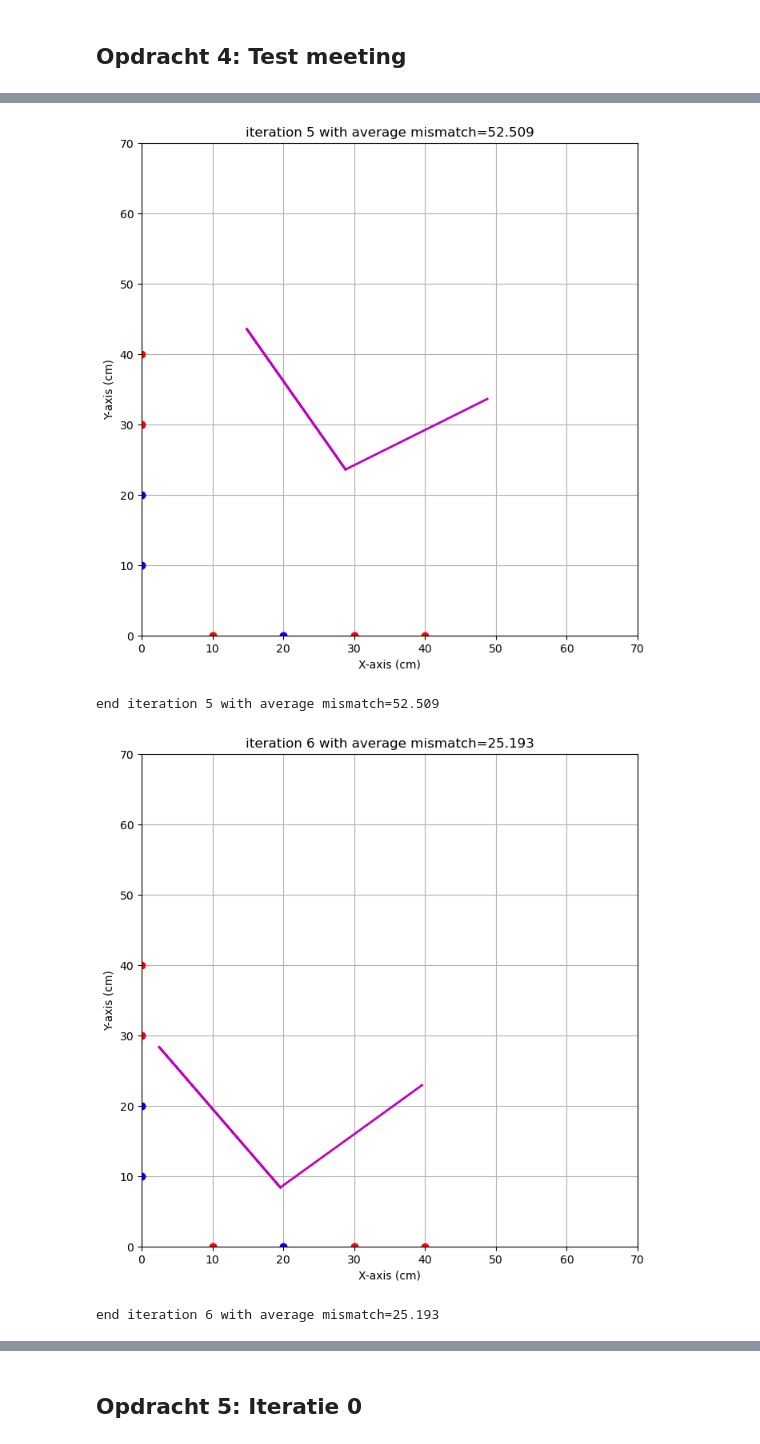
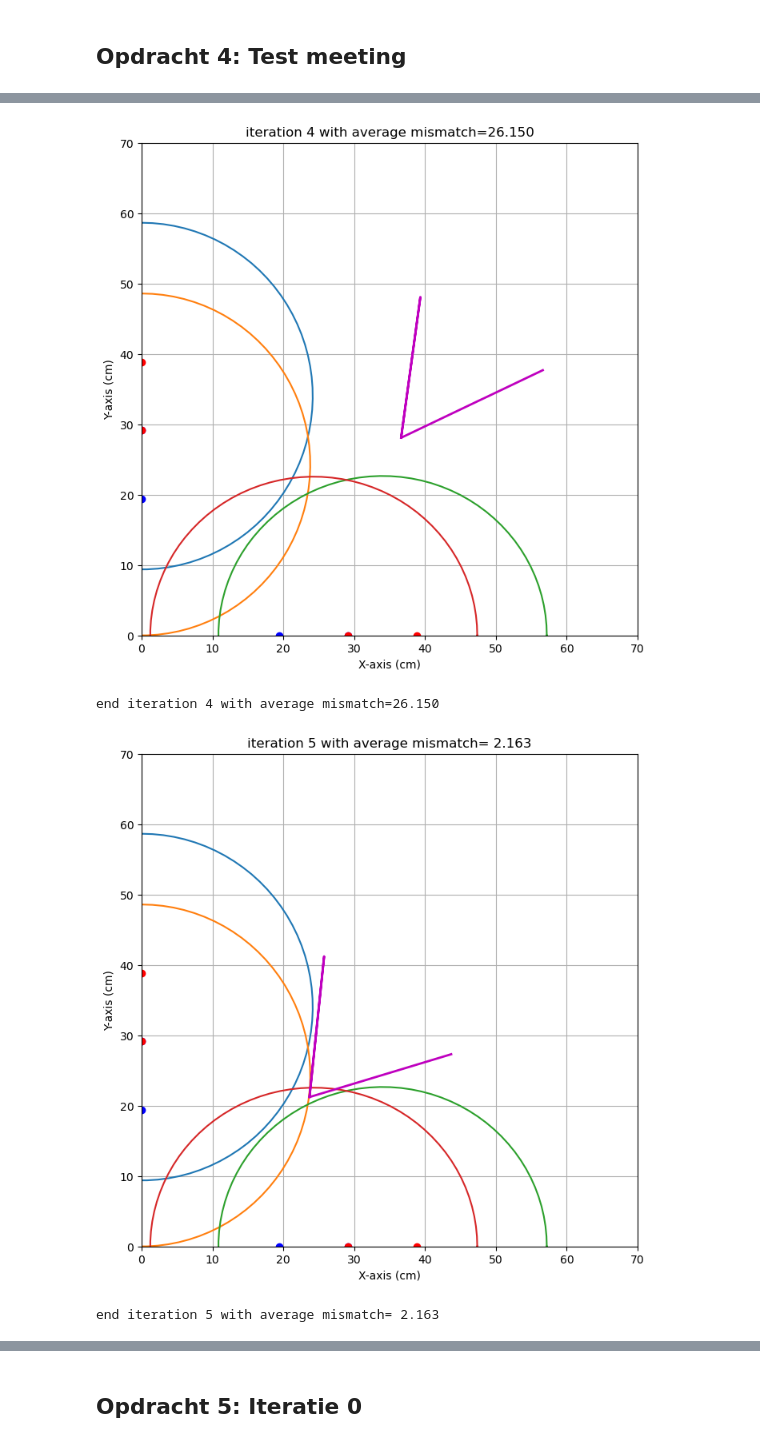
Before and after one commit to AnnetMoeleker/opdrachten-DEF-D, a Jupyter notebook: FysiekeOntwerpopdrachten/4OntwerpEenAlgoritmeEchoAkoestisch/DEFOntwerpopdracht4AlgoritmeInvulTemplate.ipynb, the cells around one changed output, grey strips where cells are left out. Cells and saved outputs as stored; diff of their text form; code cells hidden in the pictures.

```diff
--- a/FysiekeOntwerpopdrachten/4OntwerpEenAlgoritmeEchoAkoestisch/DEFOntwerpopdracht4AlgoritmeInvulTemplate.ipynb
+++ b/FysiekeOntwerpopdrachten/4OntwerpEenAlgoritmeEchoAkoestisch/DEFOntwerpopdracht4AlgoritmeInvulTemplate.ipynb
@@ -55,14 +77,14 @@ kalibratie-opstelling groep [nummer]
 # maar gebruik een '#' om de regel uit te commenteren, zoals we bij de laatste meting voorgedaan hebben.
 
 
-dataSanityCheck = pd.DataFrame(columns=["xs", "ys", "xr", "yr", "R"], data=[
-    [0,40,0,30,1.0],
-    [0,30,0,20,2.0],
-    [0,10,0,20,3.0],
-    [40,0,30,0,4.0],
-    [30,0,20,0,5.0],
-    [10,0,20,0,6.0],
-    [10,0,0,10,7.0]
+dataSanityCheck = 0.0343/0.0353*pd.DataFrame(columns=["xs", "ys", "xr", "yr", "R"], data=[
+    [0,40,0,30,50.7],
+    [0,30,0,20,50.0],
+    #[0,10,0,20,190.0],
+    [40,0,30,0,47.7],
+    [30,0,20,0,47.5],
+    #[10,0,20,0,180.0],
+    #[10,0,0,10,190.0]
     ])
 
 resultaatSanityCheck = imagingDEF.imagingDEF(dataSanityCheck)
@@ -88,4 +106,4 @@ end iteration 4 with average mismatch=89.525
-[figure, old version]
+[figure, new version]
-end iteration 5 with average mismatch=52.509
+end iteration 4 with average mismatch=26.150
-[figure, old version]
+[figure, new version]
-end iteration 6 with average mismatch=25.193
+end iteration 5 with average mismatch= 2.163
```
Also changed, not shown: parts of 6 cells of this notebook, 4 other files.
